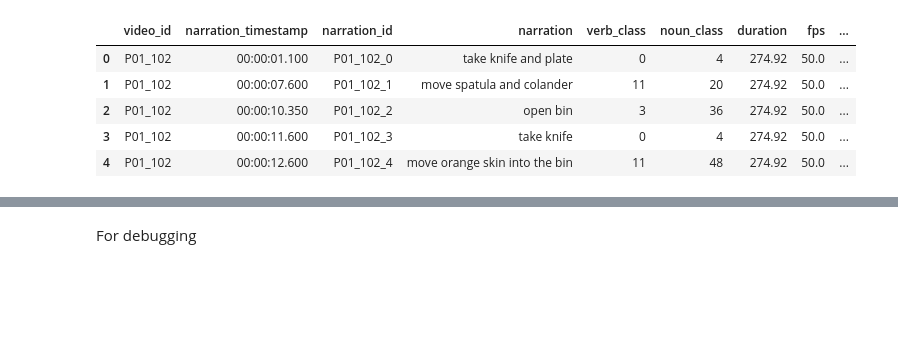
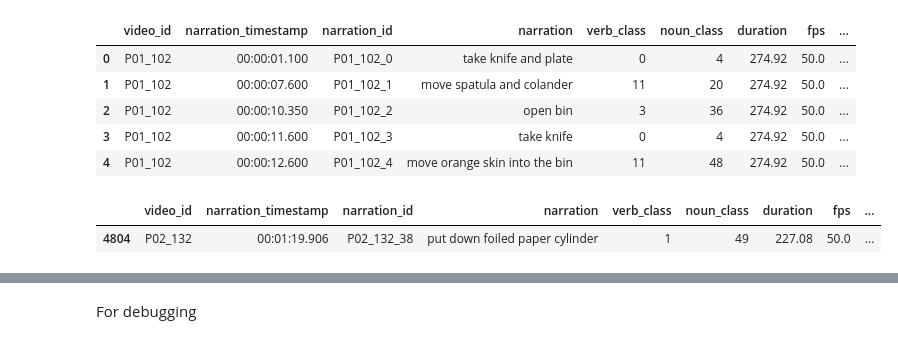
Before and after one commit to BarunKGP/HAAR, a Jupyter notebook: src/scratch/feature_extraction.ipynb, the cells around one changed output, grey strips where cells are left out. Cells and saved outputs as stored; diff of their text form; code cells hidden in the pictures; blank space fills up the shorter version.

```diff
--- a/src/scratch/feature_extraction.ipynb
+++ b/src/scratch/feature_extraction.ipynb
@@ -86,3 +76,10 @@ df.head()
 | 2 | P01_102 | 00:00:10.350 | P01_102_2 | open bin | 3 | 36 | 274.92 | 50.0 | ... |
 | 3 | P01_102 | 00:00:11.600 | P01_102_3 | take knife | 0 | 4 | 274.92 | 50.0 | ... |
 | 4 | P01_102 | 00:00:12.600 | P01_102_4 | move orange skin into the bin | 11 | 48 | 274.92 | 50.0 | ... |
+# %%
+df[(df['video_id'] == 'P02_132') &
+   (df['narration_timestamp'] == '00:01:19.906') &
+   (df['narration_id'] == 'P02_132_38')]
+# %% [output]
+|  | video_id | narration_timestamp | narration_id | narration | verb_class | noun_class | duration | fps | ... |
+| 4804 | P02_132 | 00:01:19.906 | P02_132_38 | put down foiled paper cylinder | 1 | 49 | 227.08 | 50.0 | ... |
```
Also changed, not shown: parts of 15 cells of this notebook, 4 other files.
